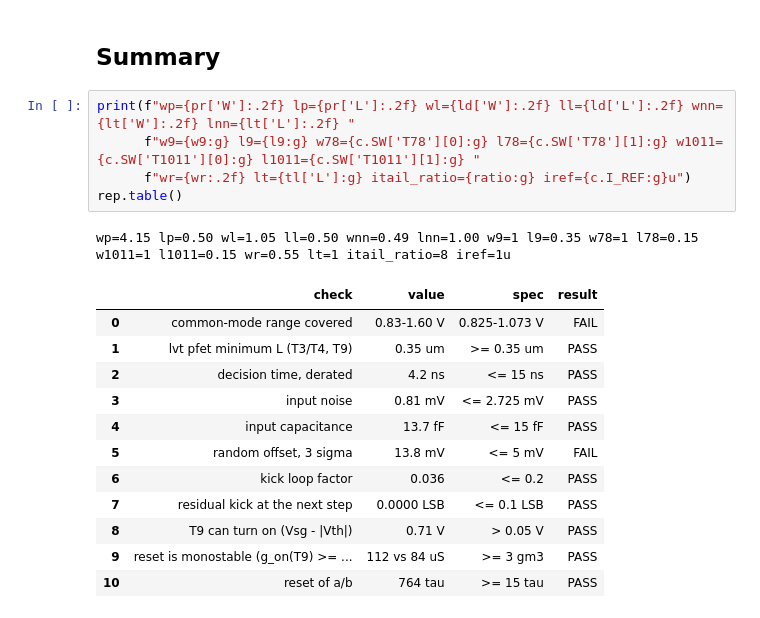
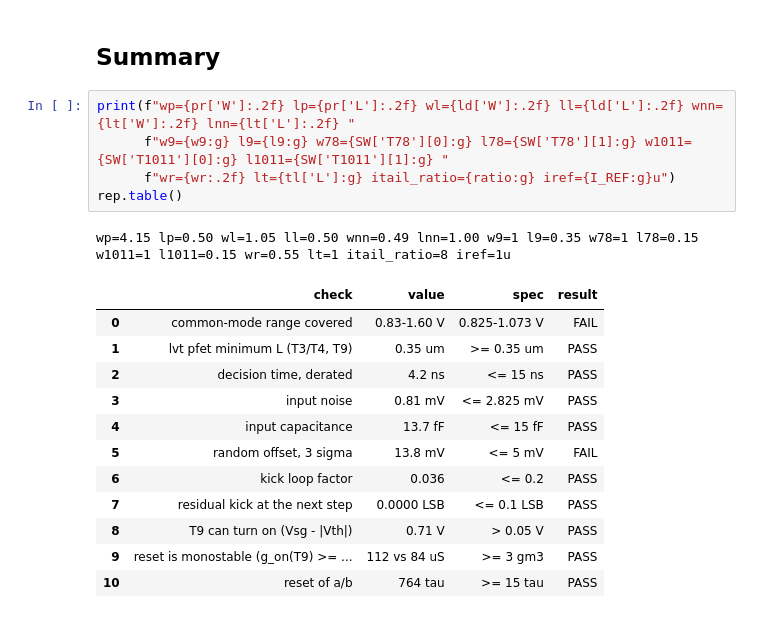
Before and after one commit to daniel-theunissen/sar_adc, a Jupyter notebook: sch/comparator/comparator_sizing.ipynb, the cells around one changed output. Drawn from its saved outputs; the diff is of its cells as text.

```diff
--- a/sch/comparator/comparator_sizing.ipynb
+++ b/sch/comparator/comparator_sizing.ipynb
@@ -166,16 +178,16 @@ static 16.2 uW, dynamic 0.09 pJ per decision
 ## Summary
 # %%
 print(f"wp={pr['W']:.2f} lp={pr['L']:.2f} wl={ld['W']:.2f} ll={ld['L']:.2f} wnn={lt['W']:.2f} lnn={lt['L']:.2f} "
-      f"w9={w9:g} l9={l9:g} w78={c.SW['T78'][0]:g} l78={c.SW['T78'][1]:g} w1011={c.SW['T1011'][0]:g} l1011={c.SW['T1011'][1]:g} "
-      f"wr={wr:.2f} lt={tl['L']:g} itail_ratio={ratio:g} iref={c.I_REF:g}u")
+      f"w9={w9:g} l9={l9:g} w78={SW['T78'][0]:g} l78={SW['T78'][1]:g} w1011={SW['T1011'][0]:g} l1011={SW['T1011'][1]:g} "
+      f"wr={wr:.2f} lt={tl['L']:g} itail_ratio={ratio:g} iref={I_REF:g}u")
 rep.table()
 # %% [output]
 wp=4.15 lp=0.50 wl=1.05 ll=0.50 wnn=0.49 lnn=1.00 w9=1 l9=0.35 w78=1 l78=0.15 w1011=1 l1011=0.15 wr=0.55 lt=1 itail_ratio=8 iref=1u
 |  | check | value | spec | result |
 | 0 | common-mode range covered | 0.83-1.60 V | 0.825-1.073 V | FAIL |
 | 1 | lvt pfet minimum L (T3/T4, T9) | 0.35 um | >= 0.35 um | PASS |
 | 2 | decision time, derated | 4.2 ns | <= 15 ns | PASS |
-| 3 | input noise | 0.81 mV | <= 2.725 mV | PASS |
+| 3 | input noise | 0.81 mV | <= 2.825 mV | PASS |
 | 4 | input capacitance | 13.7 fF | <= 15 fF | PASS |
 | 5 | random offset, 3 sigma | 13.8 mV | <= 5 mV | FAIL |
 | 6 | kick loop factor | 0.036 | <= 0.2 | PASS |
```
Also changed, not shown: parts of 8 cells of this notebook, 20 other files.
